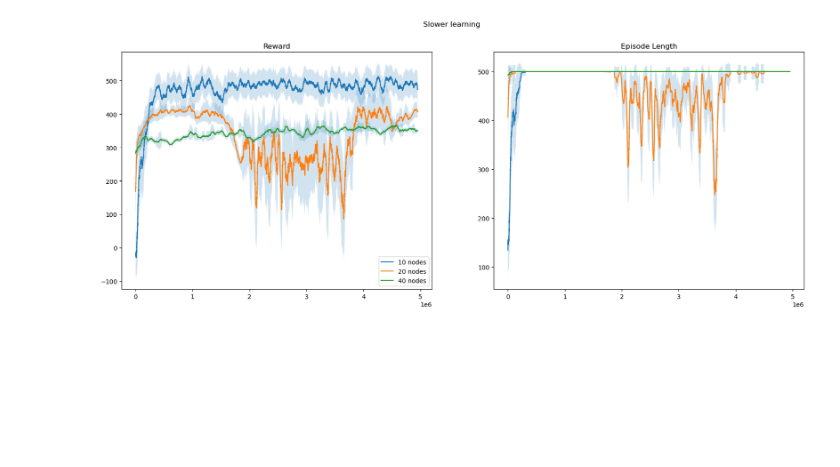
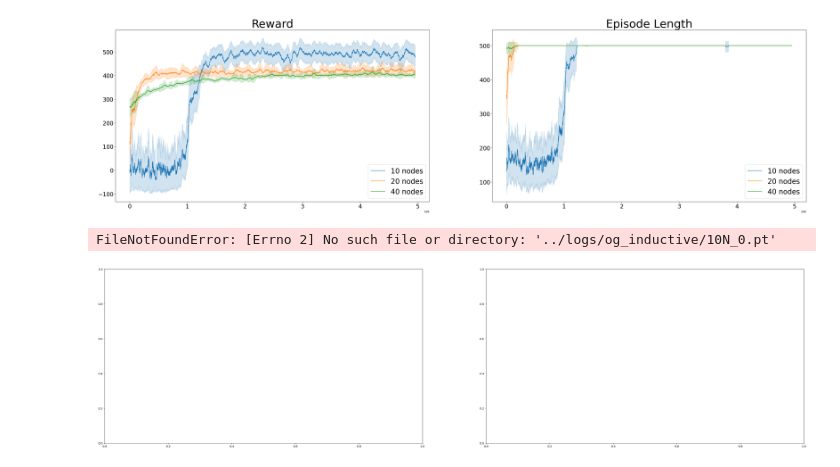
Before and after one commit to zazyzaya/minimal_yawning_titan, a Jupyter notebook: notebooks/viz.ipynb, the cells around one changed output. Saved outputs shown, nothing was run; the diff lists cells and outputs as text; code cells hidden in the pictures; blank space fills up the shorter version.

Commit message:
Got some good inductive results

```diff
--- a/notebooks/viz.ipynb
+++ b/notebooks/viz.ipynb
@@ -88,4 +88,9 @@ plot_multiple('deg1e/')#, title='Slower learning')
-# %%
-plot_multiple('deg5e/', title='Slower learning')
-# %% [output]
-[figure, removed]
+# %%
+plot_multiple('og1e/', smoothing_factor=100)
+# %% [output]
+[figure, added]
+# %%
+plot_multiple('og_inductive/')
+# %% [output]
+FileNotFoundError: [Errno 2] No such file or directory: '../logs/og_inductive/10N_0.pt'
+[figure, added]
```
Also changed, not shown: parts of 6 cells of this notebook, 16 other files.
